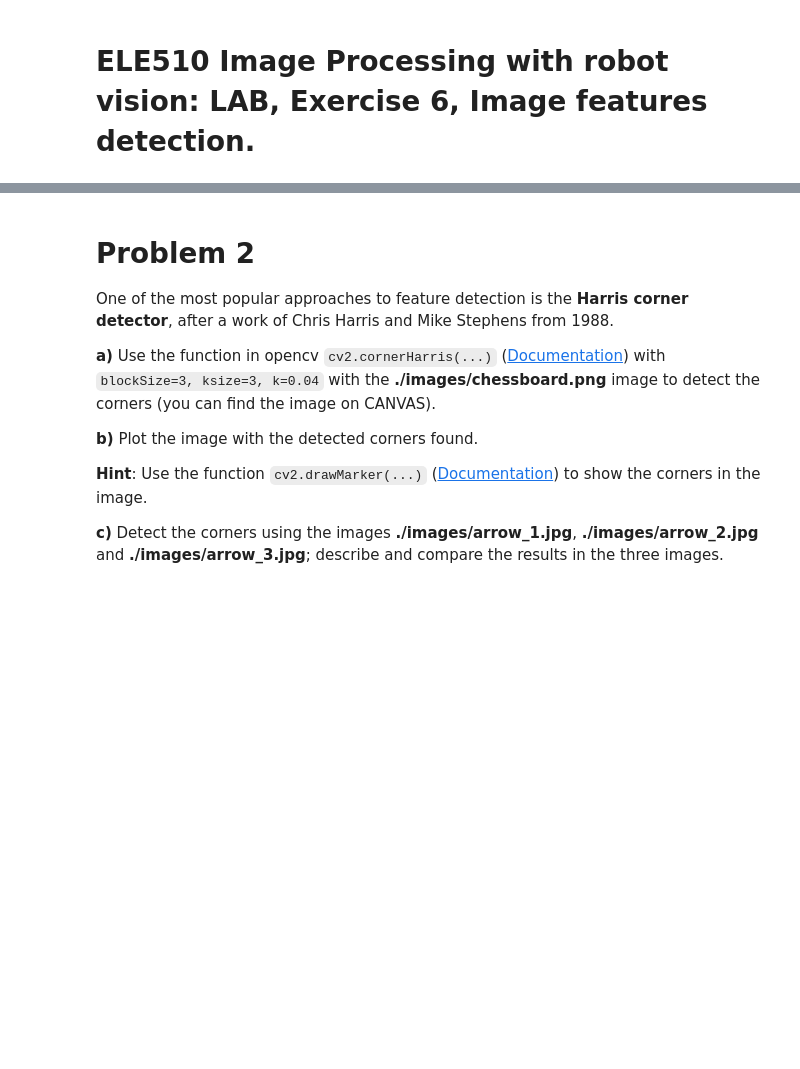
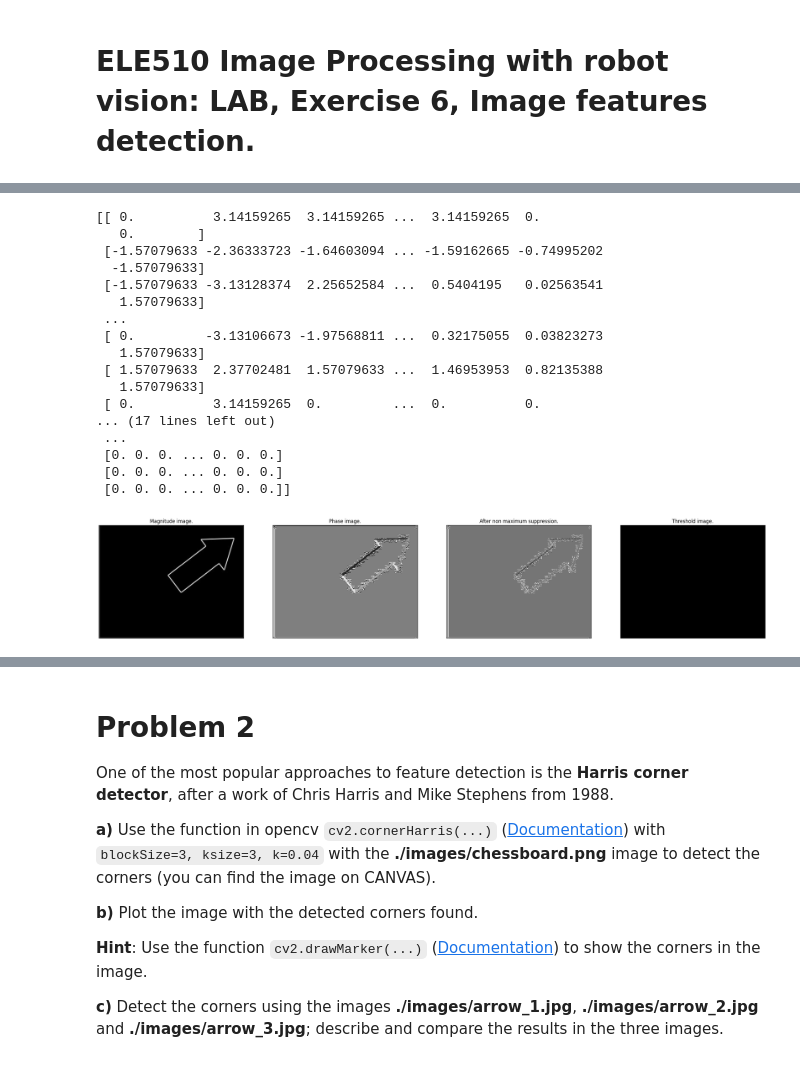
Before and after one commit to Pappol/AIS_notes, a Jupyter notebook: Image processing(Stavanger)/Lab6/LABexc6-ELE510-2023.ipynb, the cells around one changed output, grey strips where cells are left out. Drawn from its saved outputs; the diff is of its cells as text; code cells hidden in the pictures; blank space fills up the shorter version.

```diff
--- a/Image processing(Stavanger)/Lab6/LABexc6-ELE510-2023.ipynb
+++ b/Image processing(Stavanger)/Lab6/LABexc6-ELE510-2023.ipynb
@@ -76,0 +53,20 @@ def edgeLinking(G_localmax, t_low, t_high):
+# %%
+def neighbors(G_phase, i, j):
+    rows, cols = G_phase.shape
+    neigh = []
+
+    # Check each neighbor's coordinates before accessing
+    if j - 1 >= 0:
+        neigh.append(G_phase[i, j - 1])
+    if j + 1 < cols:
+        neigh.append(G_phase[i, j + 1])
+    if i - 1 >= 0:
+        neigh.append(G_phase[i - 1, j])
+    if i + 1 < rows:
+        neigh.append(G_phase[i + 1, j])
+    if i - 1 >= 0 and j + 1 < cols:
+        neigh.append(G_phase[i - 1, j + 1])
+    if i + 1 < rows and j - 1 >= 0:
+        neigh.append(G_phase[i + 1, j - 1])
+
+    return neigh
@@ -77,3 +104,23 @@ def edgeLinking(G_localmax, t_low, t_high):
+# %%
+import queue
+
+def edgeLinking(G_localmax, t_low, t_high):
+    I_edges = np.zeros(G_localmax.shape)
+    frontier = queue.LifoQueue()
+    for i in range(1, G_localmax.shape[0] - 1):
+        for j in range(1, G_localmax.shape[1] - 1):
+            if G_localmax[i, j] >= t_high:
+                frontier.put((i, j))
+                I_edges[i, j] = 1
+
+        while not frontier.empty():
+            p = frontier.get()
+            for q in neighbors(p[0], p[1], G_localmax.shape[0], G_localmax.shape[1]):
+                if G_localmax[q[0], q[1]] >= t_low:
+                    frontier.put(q)
+                    I_edges[q[0], q[1]] = 1
+
+    return I_edges
 # %%
 """
 Function that performs the Canny algorithm.
@@ -111,13 +160,32 @@ def my_cannyAlgorithm(Im, t_low, t_high):
 # %%
 import cv2
 import numpy as np
 import matplotlib.pyplot as plt
 
-Im = cv2.imread(..., cv2.IMREAD_GRAYSCALE)
+Im = cv2.imread("images/arrow_2.jpg", cv2.IMREAD_GRAYSCALE)
 
 t_low = 100
 t_high = 250
 I_edges = my_cannyAlgorithm(Im, t_low, t_high)
+# %% [output]
+[[ 0.          3.14159265  3.14159265 ...  3.14159265  0.
+   0.        ]
+ [-1.57079633 -2.36333723 -1.64603094 ... -1.59162665 -0.74995202
+  -1.57079633]
+ [-1.57079633 -3.13128374  2.25652584 ...  0.5404195   0.02563541
+   1.57079633]
+ ...
+ [ 0.         -3.13106673 -1.97568811 ...  0.32175055  0.03823273
+   1.57079633]
+ [ 1.57079633  2.37702481  1.57079633 ...  1.46953953  0.82135388
+   1.57079633]
+ [ 0.          3.14159265  0.         ...  0.          0.
+... (17 lines left out)
+ ...
+ [0. 0. 0. ... 0. 0. 0.]
+ [0. 0. 0. ... 0. 0. 0.]
+ [0. 0. 0. ... 0. 0. 0.]]
+[figure, added]
 # %%
 # LOCKED cell: useful to check and visualize the results.
 
```
Also changed, not shown: parts of 11 cells of this notebook.
